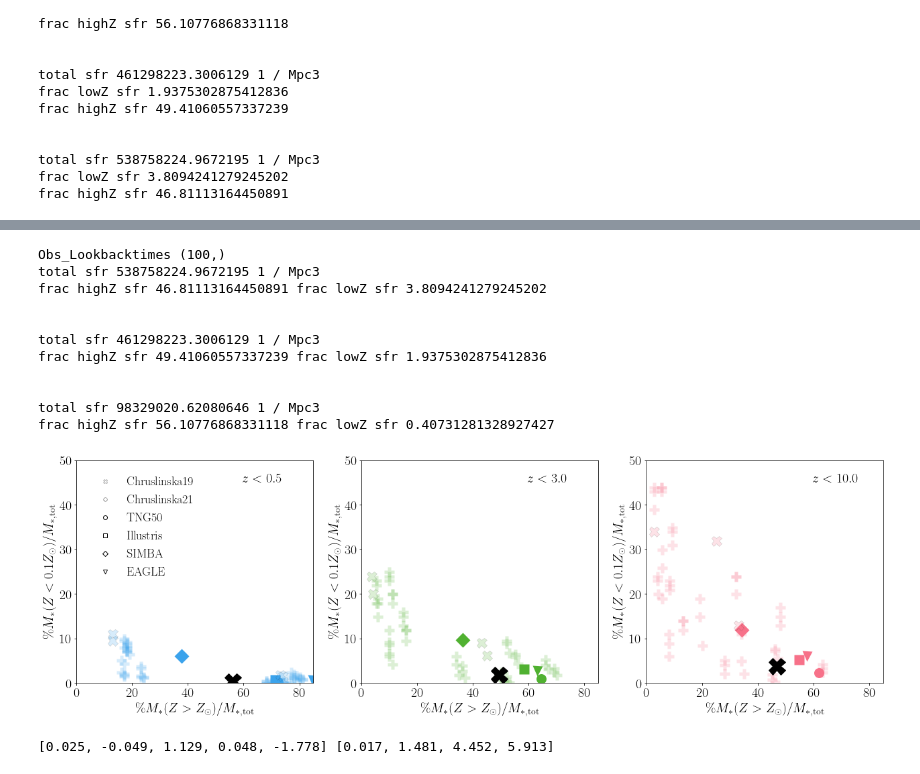
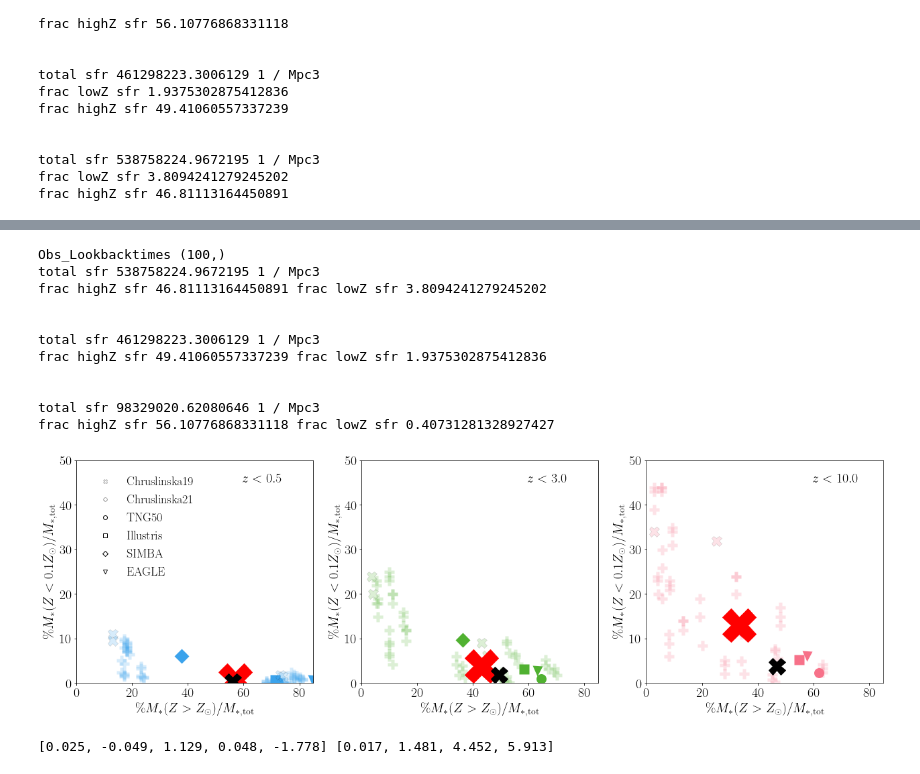
Before and after one commit to sashalvna/SFRD_fit, a Jupyter notebook: src/scripts/low_high_metal_SFR_fraction.ipynb, the cells around one changed output, grey strips where cells are left out. Cells and saved outputs as stored; diff of their text form; code cells hidden in the pictures.

Commit message:
fixing the SFRD fit also to Chruslinska 21

```diff
--- a/src/scripts/low_high_metal_SFR_fraction.ipynb
+++ b/src/scripts/low_high_metal_SFR_fraction.ipynb
@@ -330,4 +333,24 @@ frac highZ sfr 49.41060557337239
 total sfr 538758224.9672195 1 / Mpc3
 frac lowZ sfr 3.8094241279245202
 frac highZ sfr 46.81113164450891
+# %%
+import importlib
+importlib.reload(Z_SFRD)
+
+def get_SFRDzZ(redshifts, metals = [], min_logZ_COMPAS = np.log(1e-4), max_logZ_COMPAS = np.log(0.03),
+               metal_params = [], SFR_Params = [], min_logZ=-12.0, max_logZ=0.0, step_logZ =0.01):
+    """
+    """
+    mu_0, mu_z, omega_0, omega_z, alpha = metal_params
+    a, b, c, d                          = SFR_Params
+    # metallicity distribution
+    dPdlogZ, metallicities, step_logZ, p_draw_metallicity = \
+                    Z_SFRD.skew_metallicity_distribution(redshifts, mu_0=mu_0, mu_z=mu_z,alpha = alpha,
+                                                  omega_0=omega_0, omega_z =omega_z, min_logZ  =-12.0, max_logZ  =0.0, step_logZ = 0.01,
+                                                  metals = metals ) #np.logspace(-5,1, num=1000)
+    # SFR
+    sfr        = Z_SFRD.Madau_Dickinson2014(redshifts, a=a, b=b, c=c,  d=d) # Msun year-1 Mpc-3
+    # Combine it into a SFRD
+    model_SFRD = (sfr*(dPdlogZ * step_logZ).T ).value #step_logZ
+    return model_SFRD, metallicities
 # %%
@@ -475,20 +489,22 @@ for ir in range(3):
     l, = ax.plot( np.array(dataChruslinska19_Z10[ir]), np.array(dataChruslinska19_Z01[ir]), 'X', mec="k", mew=0.5, color=colors[ir], alpha=0.2 , markersize = 15)
     l, = ax.plot( np.array(dataChruslinska21_Z10[ir]), np.array(dataChruslinska21_Z01[ir]), 'P', mec="None", color=colors[ir], alpha=0.2 , markersize = 15)
 
-#     ###########
-#     # Model
-#     SFRDzZ = return_ZdepSFRD(metals = metals, redsh = redshifts)
+    ###########
+    # Model
+    SFRDzZ, metallicities = get_SFRDzZ(redshifts, metals = metals,
+                                       metal_params = SzZParams['# mu0','muz','omega0','omegaz','alpha0'][0],
+                                       SFR_Params = SzZParams['sf_a','sf_b','sf_c','sf_d'][0])
 
-#     #'integrate' your SFR to get Msun formed
-#     model_t         = cosmo.lookback_time(redshifts)
-#     model_Mass      = SFRDzZ[:,:] * abs(np.diff(model_t))[:, np.newaxis]
+    #'integrate' your SFR to get Msun formed
+    model_t         = cosmo.lookback_time(redshifts)
+    model_Mass      = SFRDzZ[:,:] * abs(np.diff(model_t))[:, np.newaxis]
 
-#     z_bool = redshift_bools_r[ir]
-#     SFRD_uptoz = model_Mass[:,z_bool]
-#     lowZfraction = 100 * np.sum(SFRD_uptoz[low_Z,:])/np.sum(SFRD_uptoz)
-#     highZfraction = 100 * np.sum(SFRD_uptoz[high_Z,:])/np.sum(SFRD_uptoz)
-# #     print(highZfraction, lowZfraction)
-#     ax.plot(highZfraction, lowZfraction,'X', c = 'r', markersize = 50)
+    z_bool = redshift_bools_r[ir]
+    SFRD_uptoz = model_Mass[:,z_bool]
+    lowZfraction = 100 * np.sum(SFRD_uptoz[low_Z,:])/np.sum(SFRD_uptoz)
+    highZfraction = 100 * np.sum(SFRD_uptoz[high_Z,:])/np.sum(SFRD_uptoz)
+#     print(highZfraction, lowZfraction)
+    ax.plot(highZfraction, lowZfraction,'X', c = 'r', markersize = 50)
 
     ###########
     # plotvalues
@@ -500,31 +516,31 @@ for ir in range(3):
     ax.text(0.7, 0.9, '$z<%3.1f$' % TNGBinsRedshift[ir] , transform = ax.transAxes)
 
 
 ###########
 # Plot legend in last plot
 l, = ax.plot( -1, -1, 'X', alpha=0.3, mfc="None", mec="k" )
 l2 = [l]
 l, = ax.plot( -1, -1, 'P', alpha=0.3, mfc="None", mec="k" )
 l2 += [l]
 for m in ['o','s','D','v']:
     l, = ax.plot( -1, -1, m, mfc="None", mec="k" )
     l2 += [l]
 legend2 = matplotlib.pyplot.legend( l2, ["$\mathrm{Chruslinska19}$", "$\mathrm{Chruslinska21}$", "$\mathrm{TNG50}$", "$\mathrm{Illustris}$", "$\mathrm{SIMBA}$", "$\mathrm{EAGLE}$", ],
                                    frameon=False, numpoints=1, fontsize=18,loc=(0.05,0.45) )#loc=(0.55,0.50) )
 # ax.add_artist(legend2)
 f.tight_layout()
 # f.savefig(str(paths.figures)+ "StellarMassMetallicityTNG%d.pdf" % TNG )
 plt.show()
 # %% [output]
 Obs_Lookbacktimes (100,)
 total sfr 538758224.9672195 1 / Mpc3
 frac highZ sfr 46.81113164450891 frac lowZ sfr 3.8094241279245202
 
 
 total sfr 461298223.3006129 1 / Mpc3
 frac highZ sfr 49.41060557337239 frac lowZ sfr 1.9375302875412836
 
 
 total sfr 98329020.62080646 1 / Mpc3
 frac highZ sfr 56.10776868331118 frac lowZ sfr 0.40731281328927427
-[figure, old version]
+[figure, new version]
```
Also changed, not shown: parts of 5 cells of this notebook, 4 other files.
